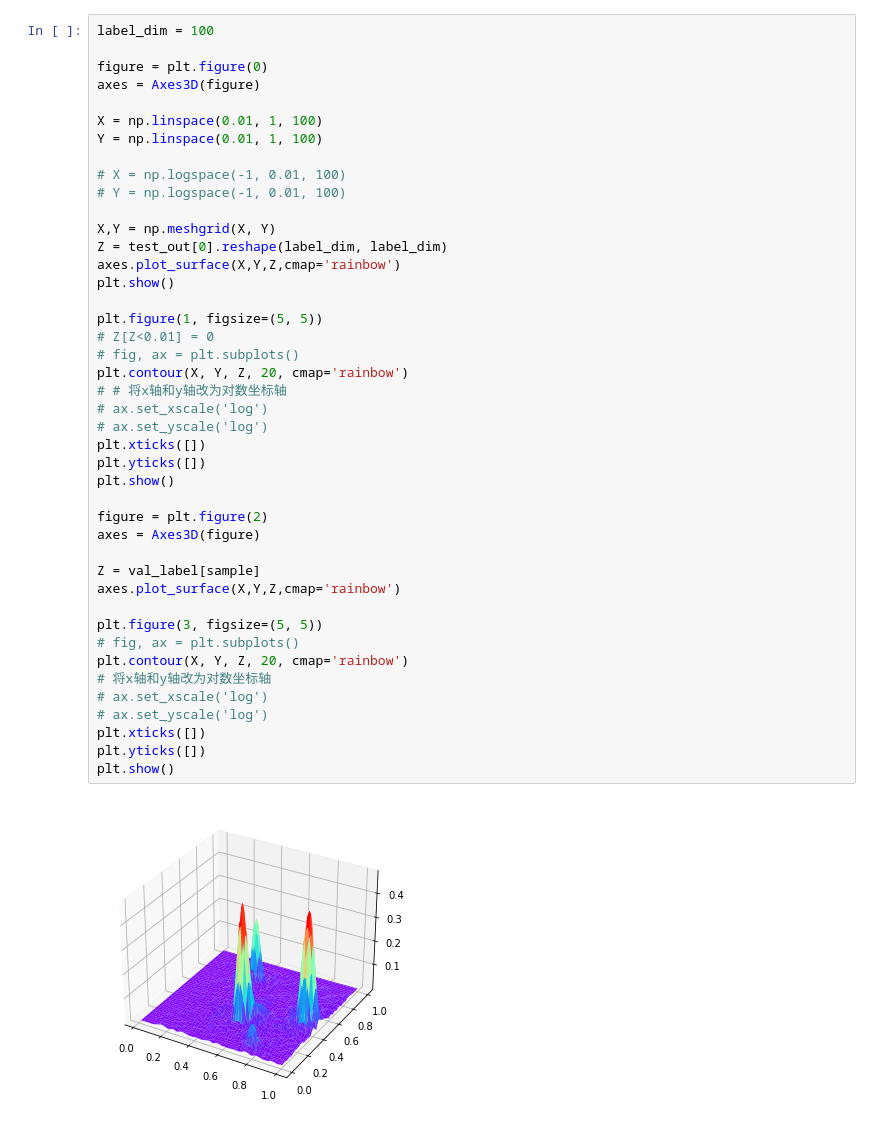
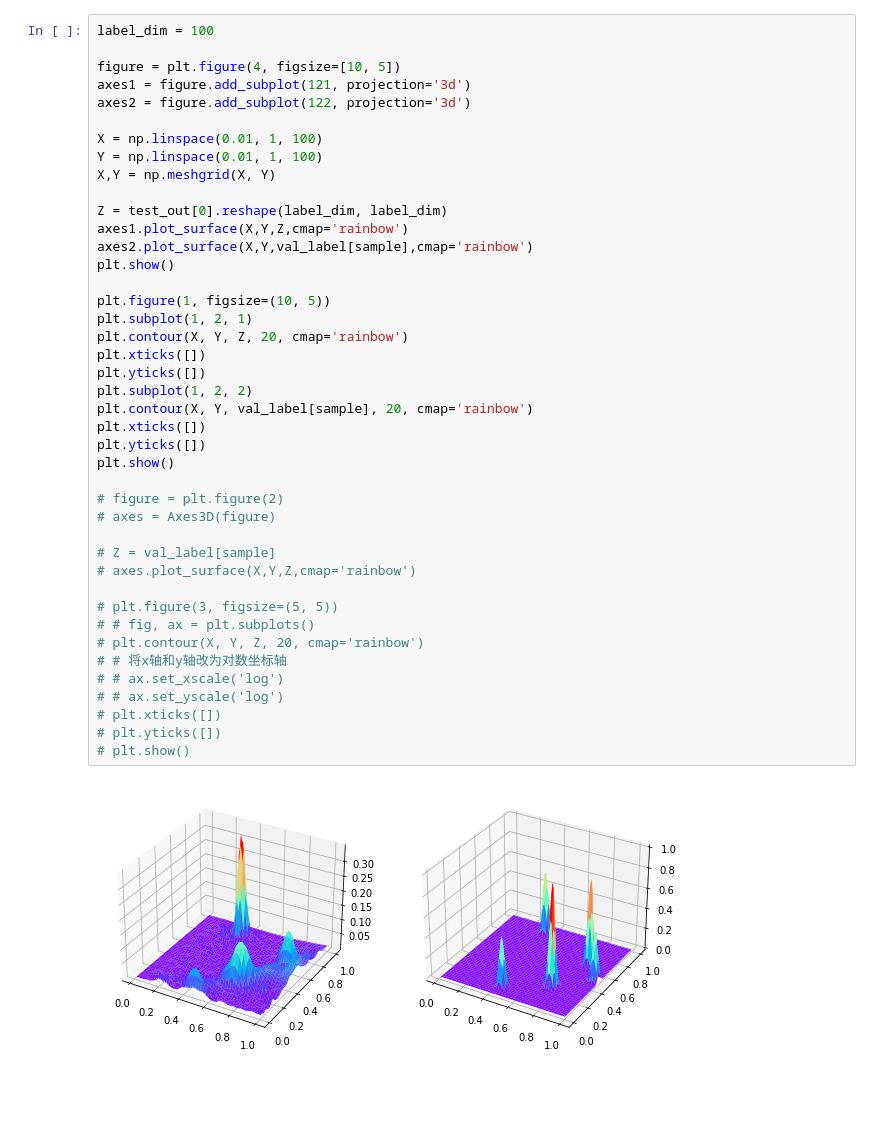
Before and after one commit to chenbo-cyber/DILT_ViT_2D, a Jupyter notebook: test_val.ipynb, the cells around one changed output. Saved outputs shown, nothing was run; the diff lists cells and outputs as text; blank space fills up the shorter version.

```diff
--- a/test_val.ipynb
+++ b/test_val.ipynb
@@ -48,45 +68,44 @@ lambda =  0.025
 # %%
 label_dim = 100
 
-figure = plt.figure(0)
-axes = Axes3D(figure)
+figure = plt.figure(4, figsize=[10, 5])
+axes1 = figure.add_subplot(121, projection='3d')
+axes2 = figure.add_subplot(122, projection='3d')
 
 X = np.linspace(0.01, 1, 100)
 Y = np.linspace(0.01, 1, 100)
+X,Y = np.meshgrid(X, Y)
 
-# X = np.logspace(-1, 0.01, 100)
-# Y = np.logspace(-1, 0.01, 100)
-
-X,Y = np.meshgrid(X, Y)
 Z = test_out[0].reshape(label_dim, label_dim)
-axes.plot_surface(X,Y,Z,cmap='rainbow')
+axes1.plot_surface(X,Y,Z,cmap='rainbow')
+axes2.plot_surface(X,Y,val_label[sample],cmap='rainbow')
 plt.show()
 
-plt.figure(1, figsize=(5, 5))
-# Z[Z<0.01] = 0
-# fig, ax = plt.subplots()
+plt.figure(1, figsize=(10, 5))
+plt.subplot(1, 2, 1)
 plt.contour(X, Y, Z, 20, cmap='rainbow')
-# # 将x轴和y轴改为对数坐标轴
-# ax.set_xscale('log')
-# ax.set_yscale('log')
+plt.xticks([])
+plt.yticks([])
+plt.subplot(1, 2, 2)
+plt.contour(X, Y, val_label[sample], 20, cmap='rainbow')
 plt.xticks([])
 plt.yticks([])
 plt.show()
 
-figure = plt.figure(2)
-axes = Axes3D(figure)
+# figure = plt.figure(2)
+# axes = Axes3D(figure)
 
-Z = val_label[sample]
-axes.plot_surface(X,Y,Z,cmap='rainbow')
+# Z = val_label[sample]
+# axes.plot_surface(X,Y,Z,cmap='rainbow')
 
-plt.figure(3, figsize=(5, 5))
-# fig, ax = plt.subplots()
-plt.contour(X, Y, Z, 20, cmap='rainbow')
-# 将x轴和y轴改为对数坐标轴
-# ax.set_xscale('log')
-# ax.set_yscale('log')
-plt.xticks([])
-plt.yticks([])
-plt.show()
+# plt.figure(3, figsize=(5, 5))
+# # fig, ax = plt.subplots()
+# plt.contour(X, Y, Z, 20, cmap='rainbow')
+# # 将x轴和y轴改为对数坐标轴
+# # ax.set_xscale('log')
+# # ax.set_yscale('log')
+# plt.xticks([])
+# plt.yticks([])
+# plt.show()
 # %% [output]
-[figure, old version]
+[figure, new version]
```
Also changed, not shown: parts of 4 cells of this notebook.
